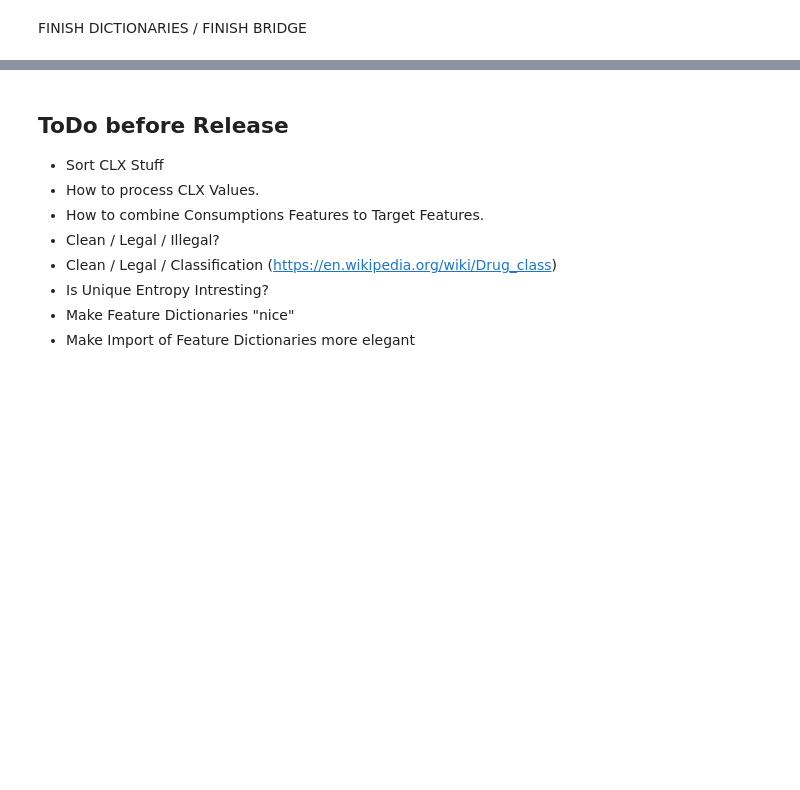
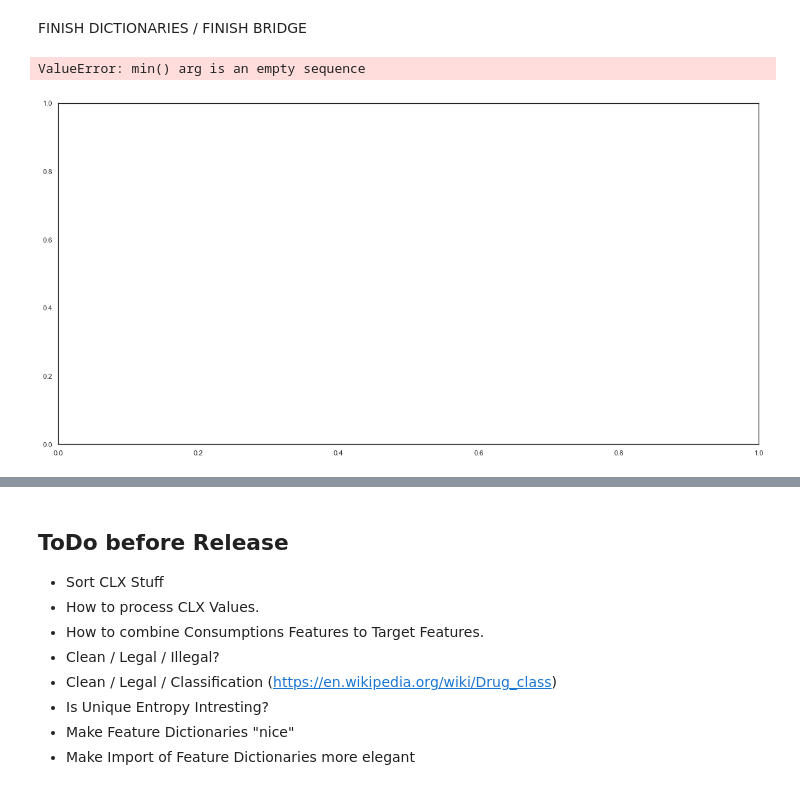
Before and after one commit to tigerarcades/Project_Two, a Jupyter notebook: Project Core.ipynb, the cells around one changed output, grey strips where cells are left out. Drawn from its saved outputs; the diff is of its cells as text; code cells hidden in the pictures; blank space fills up the shorter version.

```diff
--- a/Project Core.ipynb
+++ b/Project Core.ipynb
@@ -225,3 +487,14 @@ books = list([('Age', dict_age),
              ('Ethnicity', dict_ethnicity)])
 # %% [markdown]
 FINISH DICTIONARIES / FINISH BRIDGE
+# %%
+# %load src/seaborn_utils.py
+def draw_count_plot(plt, sns, data_frame, column_name):
+    f, ax = plt.subplots(figsize=(20, 10))
+    sns.countplot(data=data_frame, x=column_name)
+    plt.xticks(rotation=45)
+# %%
+draw_count_plot(plt, sns, data_exp, 'Age')
+# %% [output]
+ValueError: min() arg is an empty sequence
+[figure, added]
```
Also changed, not shown: parts of 31 cells of this notebook, 8 other files.
